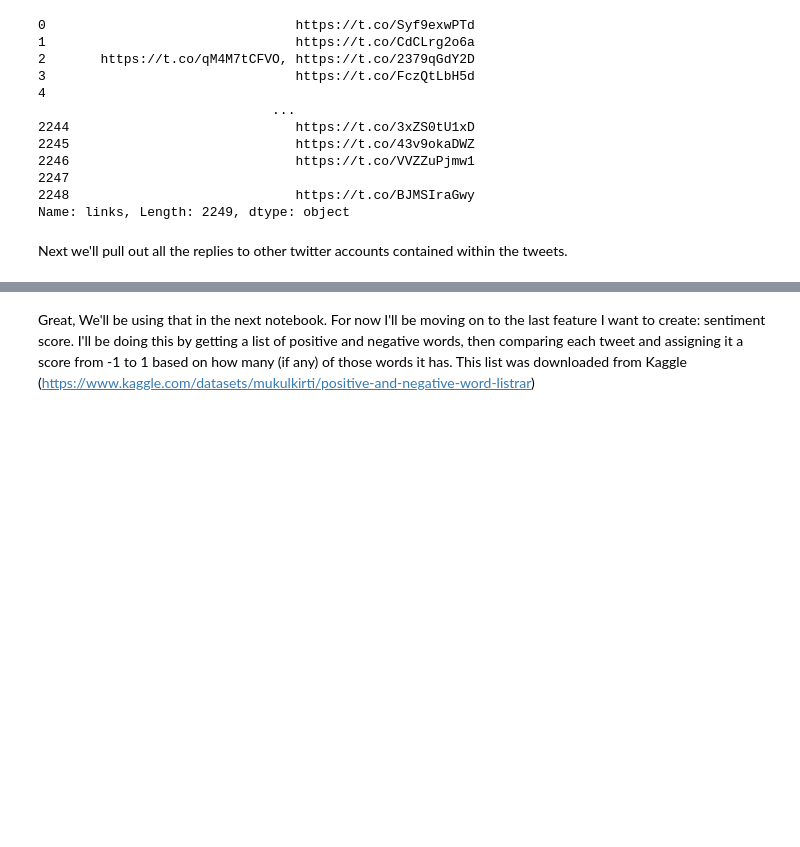
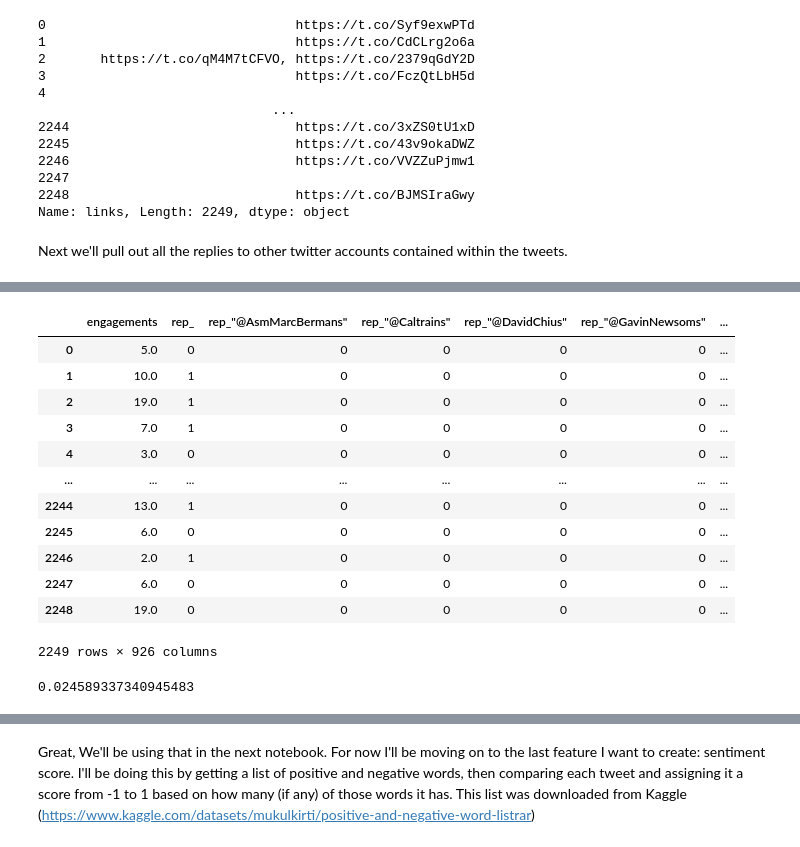
Before and after one commit to Graham-MacIsaac/Seamless-Twitter-Project, a Jupyter notebook: pre-processing.ipynb, the cells around one changed output, grey strips where cells are left out. Saved outputs shown, nothing was run; the diff lists cells and outputs as text; code cells hidden in the pictures; blank space fills up the shorter version.

```diff
--- a/pre-processing.ipynb
+++ b/pre-processing.ipynb
@@ -110 +109,14 @@ df['replies'][4]
+# %%
+#I couldn't get the dummies to work further down so I converted it into a string, and then split
+#it again
+temp = []
+for x in df['replies']:
+    if len(x) > 0:
+        a = re.sub('\[', '', str(x))
+        b = re.sub('\]', '', a)
+        c = re.sub('\'', '', b)
+        d = re.sub('\,', '', c)
+        temp.append(re.split(' ', d))
+    else:
+        temp.append('')
 # %%
@@ -140,4 +154,0 @@ len(df)
-# %%
-df['rep'] = rep
-df['rep1'] = rep1
-df['rep2'] = rep2
@@ -191,6 +154,0 @@ len(rep1)
-# %%
-df['rep'] = rep
-df['rep1'] = rep1
-df['rep2'] = rep2
-df['rep3'] = rep3
-df['rep4'] = rep4
@@ -263,0 +155,8 @@ NameError: name 'ats' is not defined
+# %%
+#build a dataframe that we'll use for the dummies
+df1 = pd.DataFrame()
+df1['engagements'] = df['engagements']
+df1['rep'] = rep
+df1['rep1'] = rep1
+df1['rep2'] = rep2
+df1['rep3'] = rep3
@@ -263,0 +173,29 @@ NameError: name 'ats' is not defined
+# %%
+#split into dummies
+df1 = pd.get_dummies(df1)
+df1
+# %% [output]
+|  | engagements | rep_ | rep_"@AsmMarcBermans" | rep_"@Caltrains" | rep_"@DavidChius" | rep_"@GavinNewsoms" | ... |
+| 0 | 5.0 | 0 | 0 | 0 | 0 | 0 | ... |
+| 1 | 10.0 | 1 | 0 | 0 | 0 | 0 | ... |
+| 2 | 19.0 | 1 | 0 | 0 | 0 | 0 | ... |
+| 3 | 7.0 | 1 | 0 | 0 | 0 | 0 | ... |
+| 4 | 3.0 | 0 | 0 | 0 | 0 | 0 | ... |
+| ... | ... | ... | ... | ... | ... | ... | ... |
+| 2244 | 13.0 | 1 | 0 | 0 | 0 | 0 | ... |
+| 2245 | 6.0 | 0 | 0 | 0 | 0 | 0 | ... |
+| 2246 | 2.0 | 1 | 0 | 0 | 0 | 0 | ... |
+| 2247 | 6.0 | 0 | 0 | 0 | 0 | 0 | ... |
+| 2248 | 19.0 | 0 | 0 | 0 | 0 | 0 | ... |
+2249 rows × 926 columns
+# %%
+#just out of curiosity, is there a linear relationship between replies an d
+scores = []
+for reply in df1.columns[15:]:
+    x = np.array(df1[str(reply)]).reshape(-1, 1)
+    y = df1['engagements']
+    model = LinearRegression().fit(x, y)
+    scores.append(model.score(x, y))
+np.max(scores)
+# %% [output]
+0.024589337340945483
```
Also changed, not shown: parts of 36 cells of this notebook, 1 other file.
